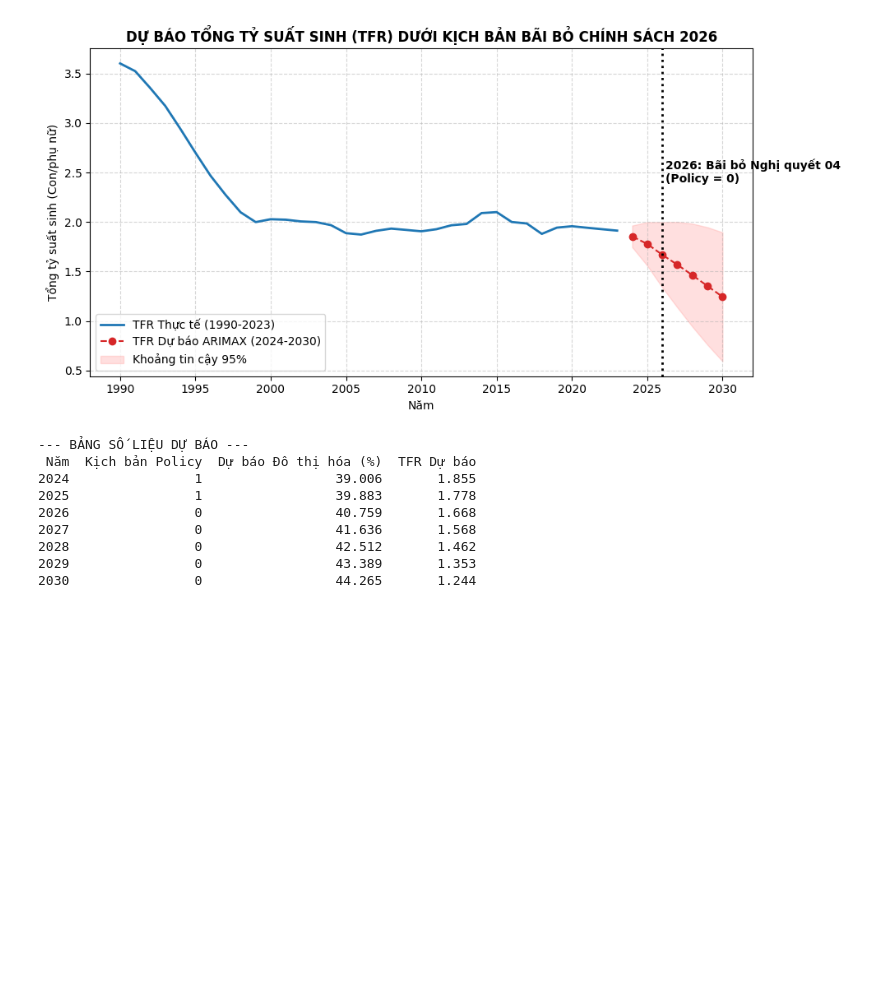
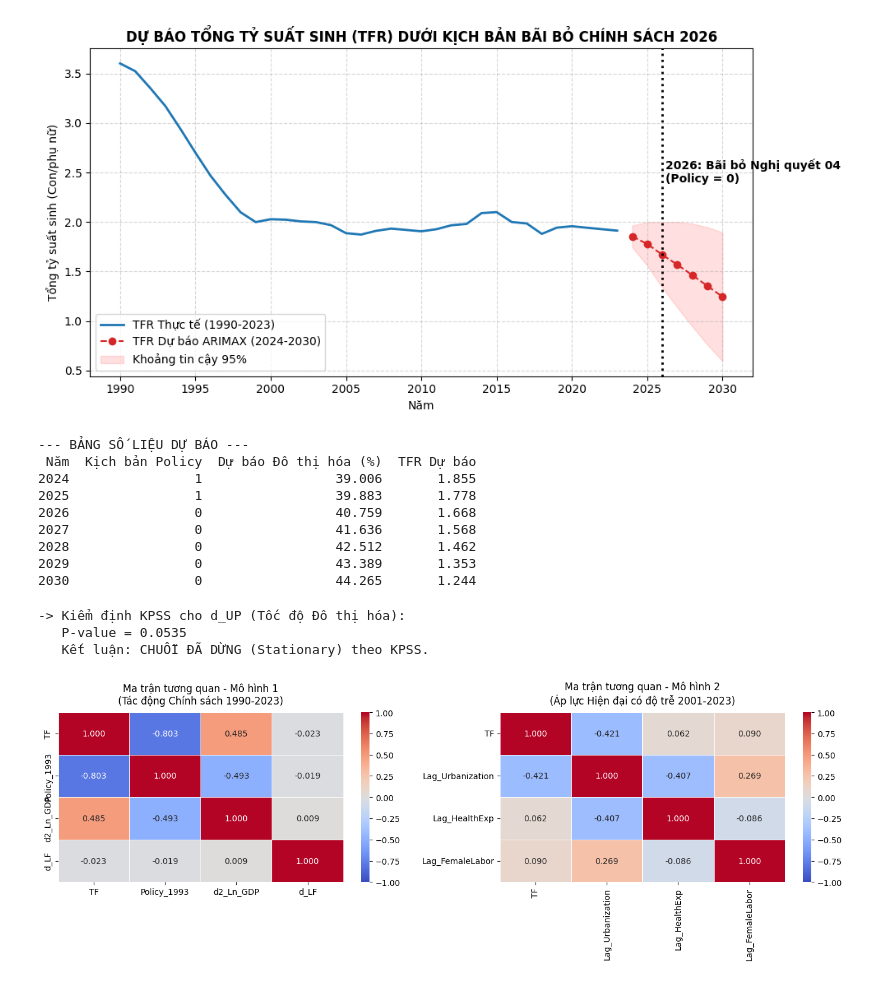
Before and after one commit to plkimtuyen05-boop/ktltsp.ueh25, a Jupyter notebook: TCC/Untitled2.ipynb, the cells around one changed output. Drawn from its saved outputs; the diff is of its cells as text; code cells hidden in the pictures; blank space fills up the shorter version.

```diff
--- a/TCC/Untitled2.ipynb
+++ b/TCC/Untitled2.ipynb
@@ -345,3 +515,79 @@ Warnings:
 2028                0                 42.512       1.462
 2029                0                 43.389       1.353
 2030                0                 44.265       1.244
+# %%
+import pandas as pd
+import numpy as np
+import matplotlib.pyplot as plt
+import seaborn as sns
+from statsmodels.tsa.stattools import kpss
+import warnings
+warnings.filterwarnings("ignore")
+
+# ==========================================
+# 1. NẠP DỮ LIỆU VÀ IN KẾT QUẢ KPSS (P-VALUE)
+# ==========================================
+df = pd.read_excel("data.xlsx")
+
+# Xử lý các biến số
+df['LF'] = df['LF'].bfill()
+df['Policy_1993'] = np.where(df['Year'] >= 1993, 1, 0)
+df['d2_Ln_GDP'] = np.log(df['GDP']).diff().diff()
+df['d_LF'] = df['LF'].diff()
+
+df['d_UP'] = df['UP'].diff()
+df['d_Hexp'] = df['Hexp'].diff()
+
+# Lấy KPSS cho bạn thấy rõ P-value
+d_UP_clean = df['d_UP'].dropna()
+kpss_stat, kpss_p_value, lags, crit = kpss(d_UP_clean, regression='c')
+print(f"-> Kiểm định KPSS cho d_UP (Tốc độ Đô thị hóa):")
+print(f"   P-value = {kpss_p_value:.4f}")
+if kpss_p_value > 0.05:
+    print("   Kết luận: CHUỖI ĐÃ DỪNG (Stationary) theo KPSS.\n")
+
+# Tạo các biến độ trễ (Lag 1) cho Mô hình 2
+df['d_UP_lag1'] = df['d_UP'].shift(1)
+df['d_Hexp_lag1'] = df['d_Hexp'].shift(1)
+df['d_LF_lag1'] = df['d_LF'].shift(1)
+
+# ==========================================
+# 2. CHUẨN BỊ DỮ LIỆU CHO 2 MÔ HÌNH
+# ==========================================
+# Data Mô hình 1 (1990 - 2023)
+df_m1 = df[(df['Year'] >= 1990) & (df['Year'] <= 2023)].dropna(subset=['TF', 'Policy_1993', 'd2_Ln_GDP', 'd_LF'])
+corr_m1 = df_m1[['TF', 'Policy_1993', 'd2_Ln_GDP', 'd_LF']].corr()
+
+# Data Mô hình 2 (2001 - 2023)
+df_m2 = df[(df['Year'] >= 2000) & (df['Year'] <= 2023)].dropna(subset=['TF', 'd_UP_lag1', 'd_Hexp_lag1', 'd_LF_lag1'])
+# Đổi tên cột cho đẹp trên biểu đồ
+df_m2_plot = df_m2[['TF', 'd_UP_lag1', 'd_Hexp_lag1', 'd_LF_lag1']].rename(columns={
+    'd_UP_lag1': 'Lag_Urbanization',
+    'd_Hexp_lag1': 'Lag_HealthExp',
+    'd_LF_lag1': 'Lag_FemaleLabor'
+})
+corr_m2 = df_m2_plot.corr()
+
+# ==========================================
+# 3. VẼ BIỂU ĐỒ MA TRẬN TƯƠNG QUAN
+# ==========================================
+fig, axes = plt.subplots(1, 2, figsize=(14, 5))
+
+# Vẽ Ma trận 1
+sns.heatmap(corr_m1, annot=True, cmap='coolwarm', fmt=".3f", vmin=-1, vmax=1,
+            linewidths=0.5, ax=axes[0], annot_kws={"size": 10})
+axes[0].set_title("Ma trận tương quan - Mô hình 1\n(Tác động Chính sách 1990-2023)", fontsize=12, pad=10)
+
+# Vẽ Ma trận 2
+sns.heatmap(corr_m2, annot=True, cmap='coolwarm', fmt=".3f", vmin=-1, vmax=1,
+            linewidths=0.5, ax=axes[1], annot_kws={"size": 10})
+axes[1].set_title("Ma trận tương quan - Mô hình 2\n(Áp lực Hiện đại có độ trễ 2001-2023)", fontsize=12, pad=10)
+
+plt.tight_layout()
+plt.savefig("Correlation_Matrices_Both_Models.png", dpi=300)
+plt.show()
+# %% [output]
+-> Kiểm định KPSS cho d_UP (Tốc độ Đô thị hóa):
+   P-value = 0.0535
+   Kết luận: CHUỖI ĐÃ DỪNG (Stationary) theo KPSS.
+[figure, added]
```
Also changed, not shown: parts of 8 cells of this notebook, 3 other files.
